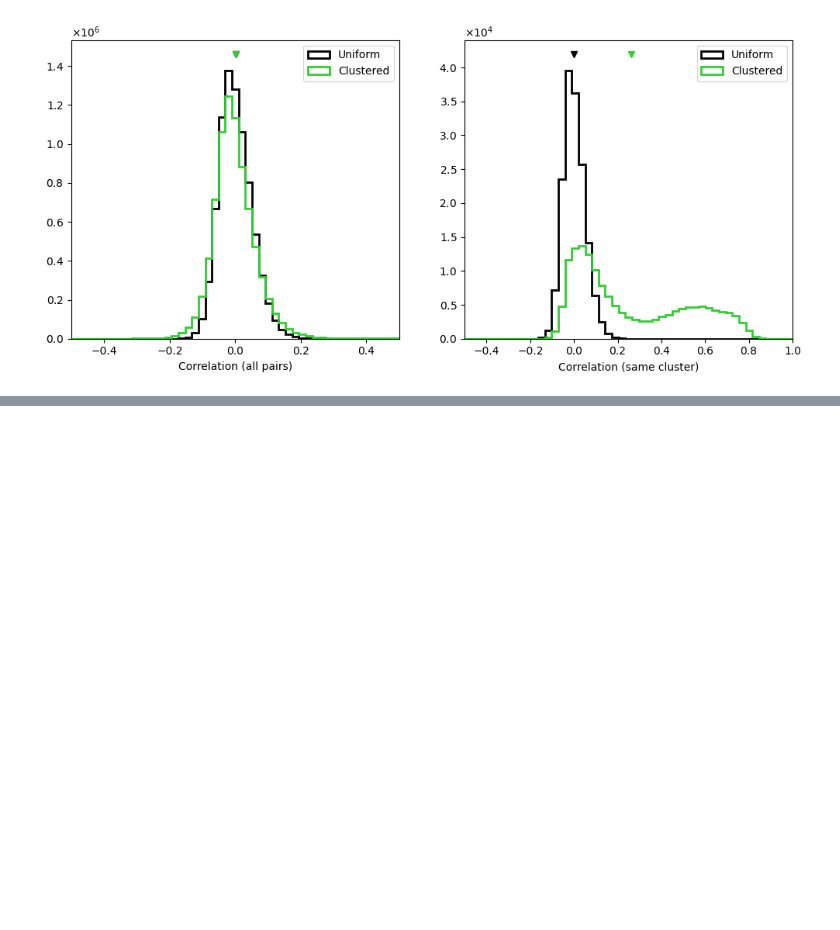
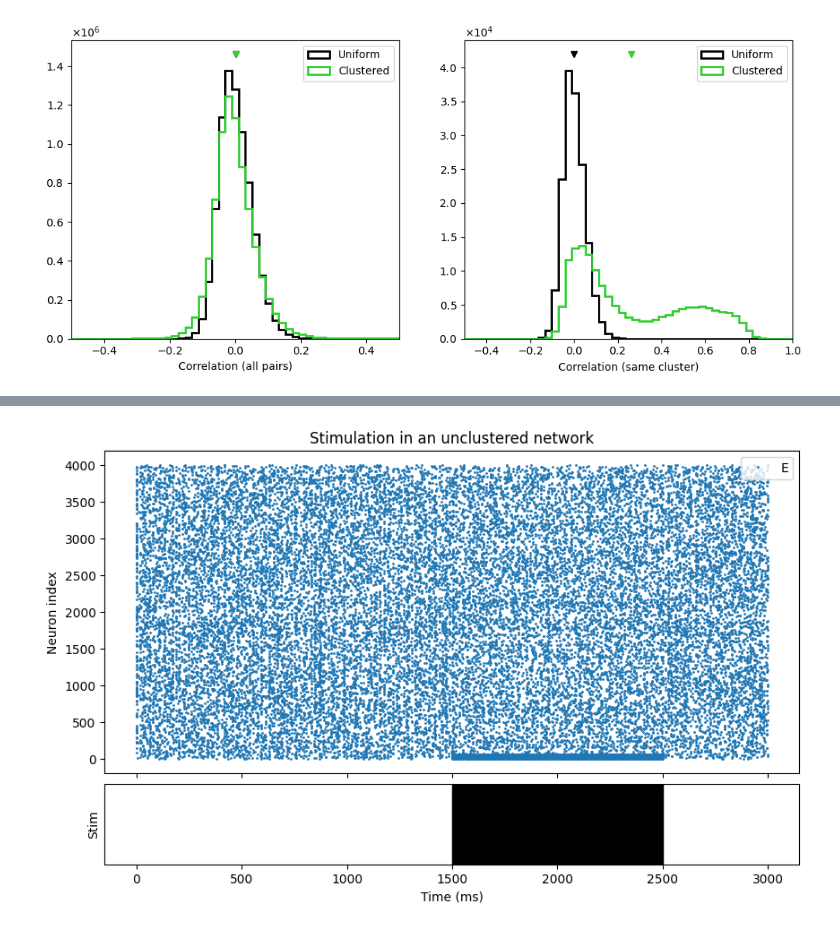
Before and after one commit to arjunpur/clustered-networks, a Jupyter notebook: base_model.ipynb, the cells around one changed output, grey strips where cells are left out. Saved outputs shown, nothing was run; the diff lists cells and outputs as text; code cells hidden in the pictures; blank space fills up the shorter version.

```diff
--- a/base_model.ipynb
+++ b/base_model.ipynb
@@ -638,0 +667,4 @@ Mean correlation (same cluster) - Uniform: 0.0004, Clustered: 0.2618
+# %%
+cluster_params = ClusterParams(enabled=False, R_ee=1.0)
+unclustered_network = NeuronNetwork(params, cluster_params)
+unclustered_network.run()
@@ -638,0 +682,11 @@ Mean correlation (same cluster) - Uniform: 0.0004, Clustered: 0.2618
+# %%
+axes = plot_stim_raster(stimulus_time)
+plot_spike_raster(
+    unclustered_network.spike_monitor_e,
+    n_e=params.N_E,
+    title="Stimulation in an unclustered network",
+    ax=axes[0]
+)
+plt.show()
+# %% [output]
+[figure, added]
```
Also changed, not shown: parts of 7 cells of this notebook, 1 other file.
